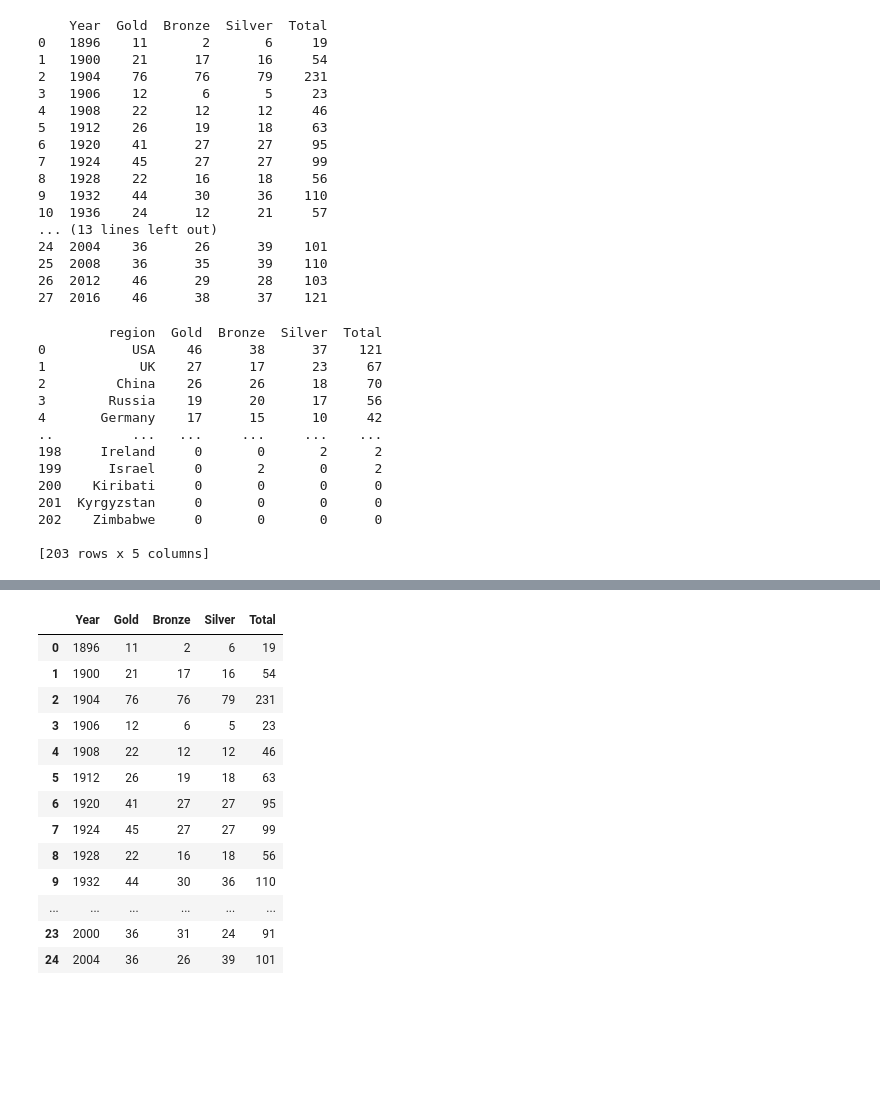
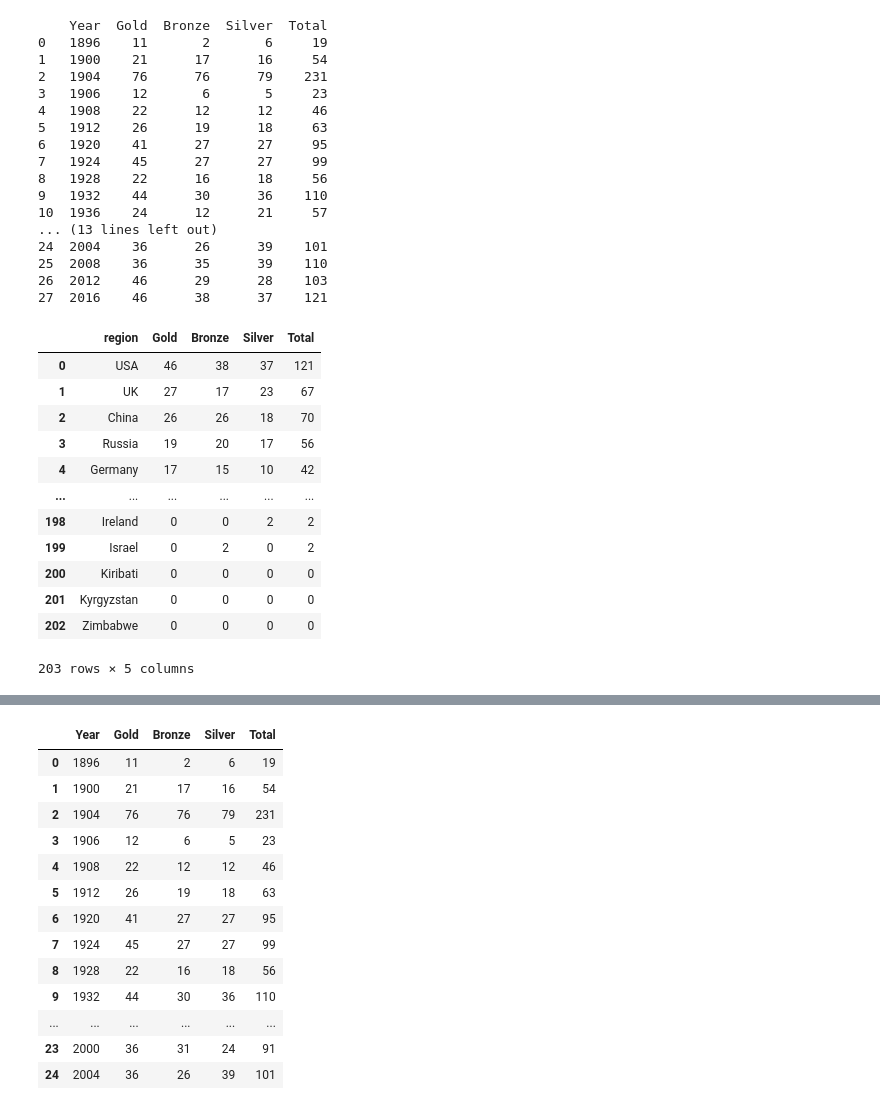
Before and after one commit to rabin20-04/Olympics_Data-analysis_Web-App, a Jupyter notebook: olympics_eda.ipynb, the cells around one changed output, grey strips where cells are left out. Saved outputs shown, nothing was run; the diff lists cells and outputs as text; code cells hidden in the pictures; blank space fills up the shorter version.

```diff
--- a/olympics_eda.ipynb
+++ b/olympics_eda.ipynb
@@ -391,22 +391,21 @@ fetch_medal_tally(country="USA",year="Overall")
 26  2012    46      29      28    103
 27  2016    46      38      37    121
 # %%
-fetch_medal_tally(country="Overall",year=2016)
+fetch_medal_tally(df,country="Overall",year=2016)
 # %% [output]
+|  | region | Gold | Bronze | Silver | Total |
+| 0 | USA | 46 | 38 | 37 | 121 |
+| 1 | UK | 27 | 17 | 23 | 67 |
+| 2 | China | 26 | 26 | 18 | 70 |
+| 3 | Russia | 19 | 20 | 17 | 56 |
+| 4 | Germany | 17 | 15 | 10 | 42 |
+| ... | ... | ... | ... | ... | ... |
+| 198 | Ireland | 0 | 0 | 2 | 2 |
+| 199 | Israel | 0 | 2 | 0 | 2 |
+| 200 | Kiribati | 0 | 0 | 0 | 0 |
+| 201 | Kyrgyzstan | 0 | 0 | 0 | 0 |
+| 202 | Zimbabwe | 0 | 0 | 0 | 0 |
-         region  Gold  Bronze  Silver  Total
-0           USA    46      38      37    121
-1            UK    27      17      23     67
-2         China    26      26      18     70
-3        Russia    19      20      17     56
-4       Germany    17      15      10     42
-..          ...   ...     ...     ...    ...
-198     Ireland     0       0       2      2
-199      Israel     0       2       0      2
-200    Kiribati     0       0       0      0
-201  Kyrgyzstan     0       0       0      0
-202    Zimbabwe     0       0       0      0
-
-[203 rows x 5 columns]
+203 rows × 5 columns
 # %%
 medal_df=athlete_df.drop_duplicates(subset=['Team','NOC','Year','Sport','Event','Medal'])
 year=2016
```
Also changed, not shown: parts of 8 cells of this notebook, 1 other file.
